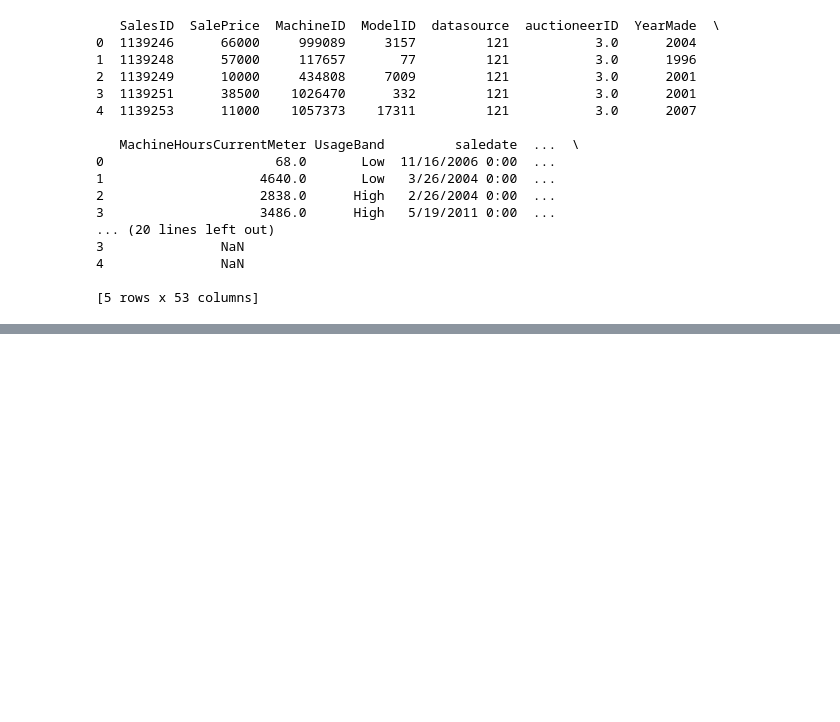
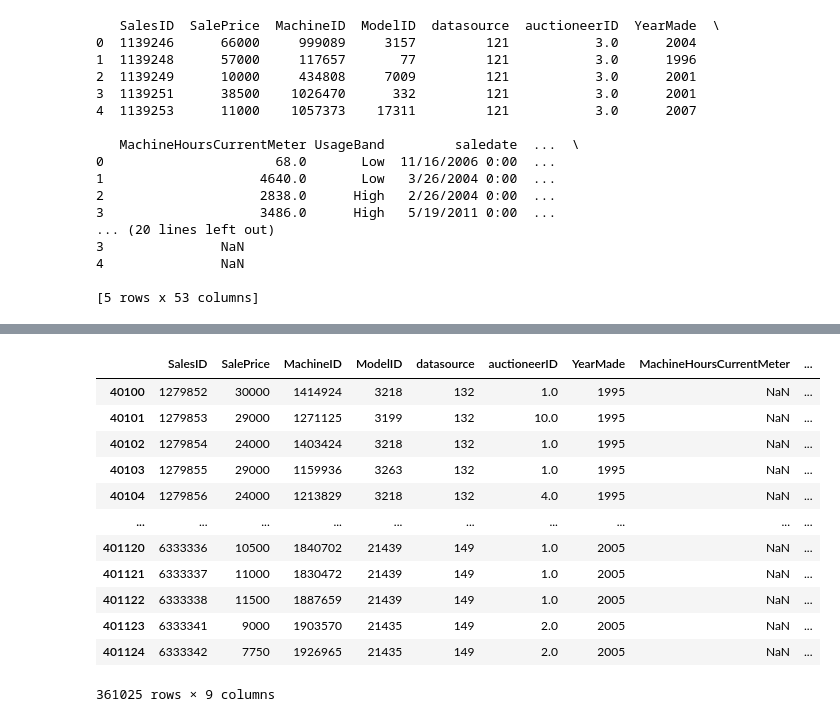
Before and after one commit to vishaag123/Machine-Learning-Tools, a Jupyter notebook: Pandas.ipynb, the cells around one changed output, grey strips where cells are left out. Saved outputs shown, nothing was run; the diff lists cells and outputs as text; code cells hidden in the pictures; blank space fills up the shorter version.

```diff
--- a/Pandas.ipynb
+++ b/Pandas.ipynb
@@ -23,0 +186,16 @@ print(train_data.head())
+# %%
+train_data.loc[40100:,"SalesID":"UsageBand"]
+# %% [output]
+|  | SalesID | SalePrice | MachineID | ModelID | datasource | auctioneerID | YearMade | MachineHoursCurrentMeter | ... |
+| 40100 | 1279852 | 30000 | 1414924 | 3218 | 132 | 1.0 | 1995 | NaN | ... |
+| 40101 | 1279853 | 29000 | 1271125 | 3199 | 132 | 10.0 | 1995 | NaN | ... |
+| 40102 | 1279854 | 24000 | 1403424 | 3218 | 132 | 1.0 | 1995 | NaN | ... |
+| 40103 | 1279855 | 29000 | 1159936 | 3263 | 132 | 1.0 | 1995 | NaN | ... |
+| 40104 | 1279856 | 24000 | 1213829 | 3218 | 132 | 4.0 | 1995 | NaN | ... |
+| ... | ... | ... | ... | ... | ... | ... | ... | ... | ... |
+| 401120 | 6333336 | 10500 | 1840702 | 21439 | 149 | 1.0 | 2005 | NaN | ... |
+| 401121 | 6333337 | 11000 | 1830472 | 21439 | 149 | 1.0 | 2005 | NaN | ... |
+| 401122 | 6333338 | 11500 | 1887659 | 21439 | 149 | 1.0 | 2005 | NaN | ... |
+| 401123 | 6333341 | 9000 | 1903570 | 21435 | 149 | 2.0 | 2005 | NaN | ... |
+| 401124 | 6333342 | 7750 | 1926965 | 21435 | 149 | 2.0 | 2005 | NaN | ... |
+361025 rows × 9 columns
```
Also changed, not shown: parts of 52 cells of this notebook, 9 other files.
